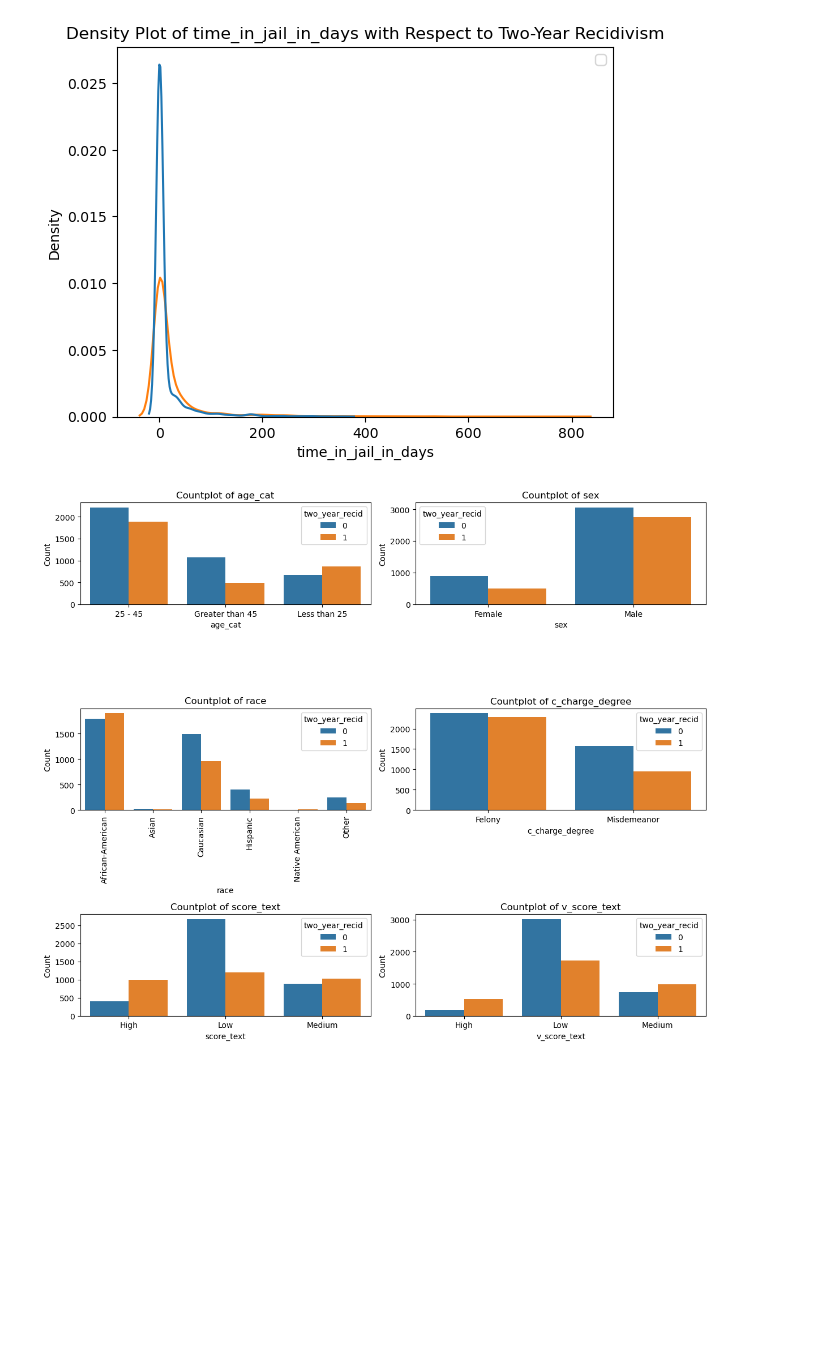
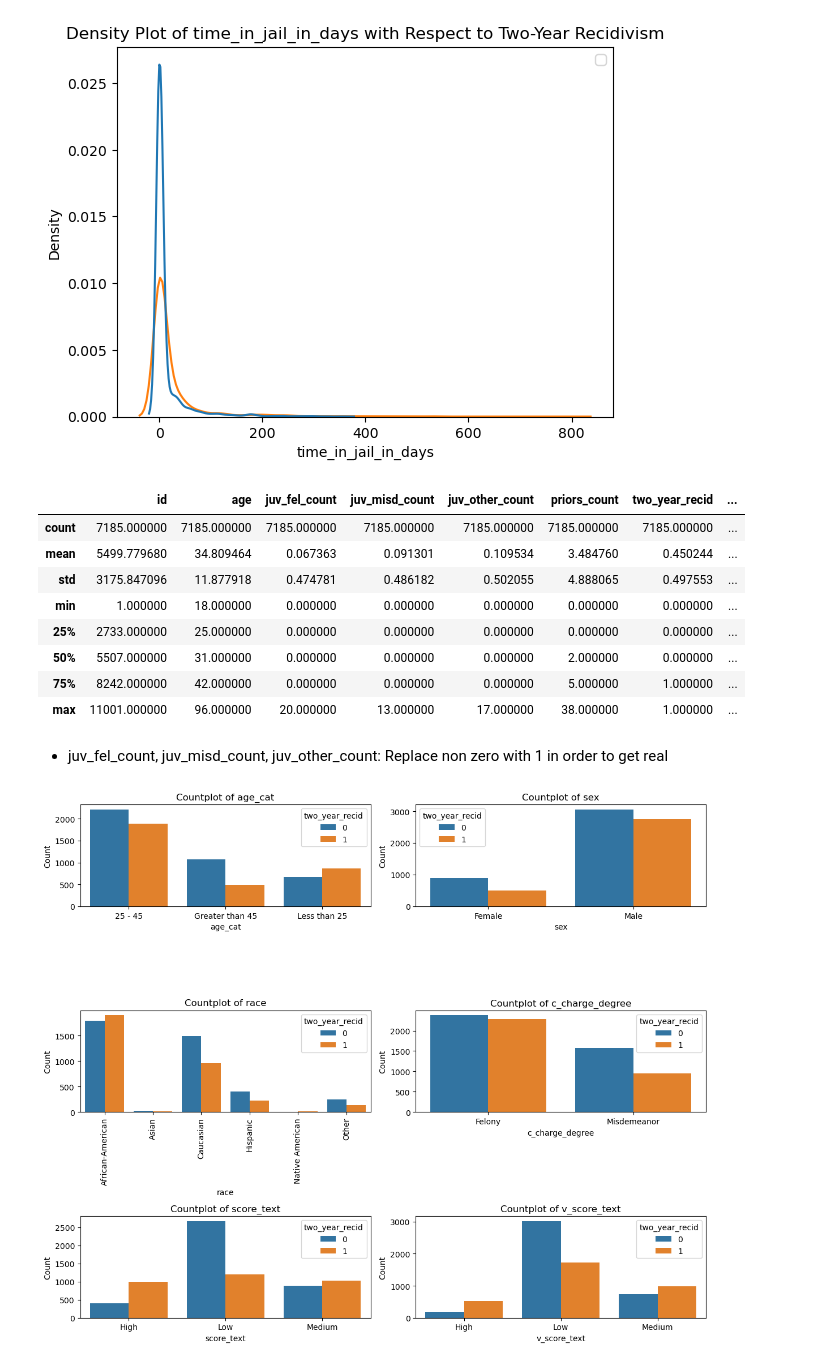
Before and after one commit to RU-Insane/compas-fairness-privacy-tradeoff-analysis, a Jupyter notebook: main/baseline/DataPreProcessingPlusEDA.ipynb, the cells around one changed output. Cells and saved outputs as stored; diff of their text form; code cells hidden in the pictures; blank space fills up the shorter version.

```diff
--- a/main/baseline/DataPreProcessingPlusEDA.ipynb
+++ b/main/baseline/DataPreProcessingPlusEDA.ipynb
@@ -410,3 +412,17 @@ No artists with labels found to put in legend.  Note that artists whose label st
 [figure]
 No artists with labels found to put in legend.  Note that artists whose label start with an underscore are ignored when legend() is called with no argument.
 [figure]
+# %%
+data.describe()
+# %% [output]
+|  | id | age | juv_fel_count | juv_misd_count | juv_other_count | priors_count | two_year_recid | ... |
+| count | 7185.000000 | 7185.000000 | 7185.000000 | 7185.000000 | 7185.000000 | 7185.000000 | 7185.000000 | ... |
+| mean | 5499.779680 | 34.809464 | 0.067363 | 0.091301 | 0.109534 | 3.484760 | 0.450244 | ... |
+| std | 3175.847096 | 11.877918 | 0.474781 | 0.486182 | 0.502055 | 4.888065 | 0.497553 | ... |
+| min | 1.000000 | 18.000000 | 0.000000 | 0.000000 | 0.000000 | 0.000000 | 0.000000 | ... |
+| 25% | 2733.000000 | 25.000000 | 0.000000 | 0.000000 | 0.000000 | 0.000000 | 0.000000 | ... |
+| 50% | 5507.000000 | 31.000000 | 0.000000 | 0.000000 | 0.000000 | 2.000000 | 0.000000 | ... |
+| 75% | 8242.000000 | 42.000000 | 0.000000 | 0.000000 | 0.000000 | 5.000000 | 1.000000 | ... |
+| max | 11001.000000 | 96.000000 | 20.000000 | 13.000000 | 17.000000 | 38.000000 | 1.000000 | ... |
+# %% [markdown]
+- juv_fel_count, juv_misd_count, juv_other_count: Replace non zero with 1 in order to get real
```
Also changed, not shown: parts of 9 cells of this notebook, 4 other files.
